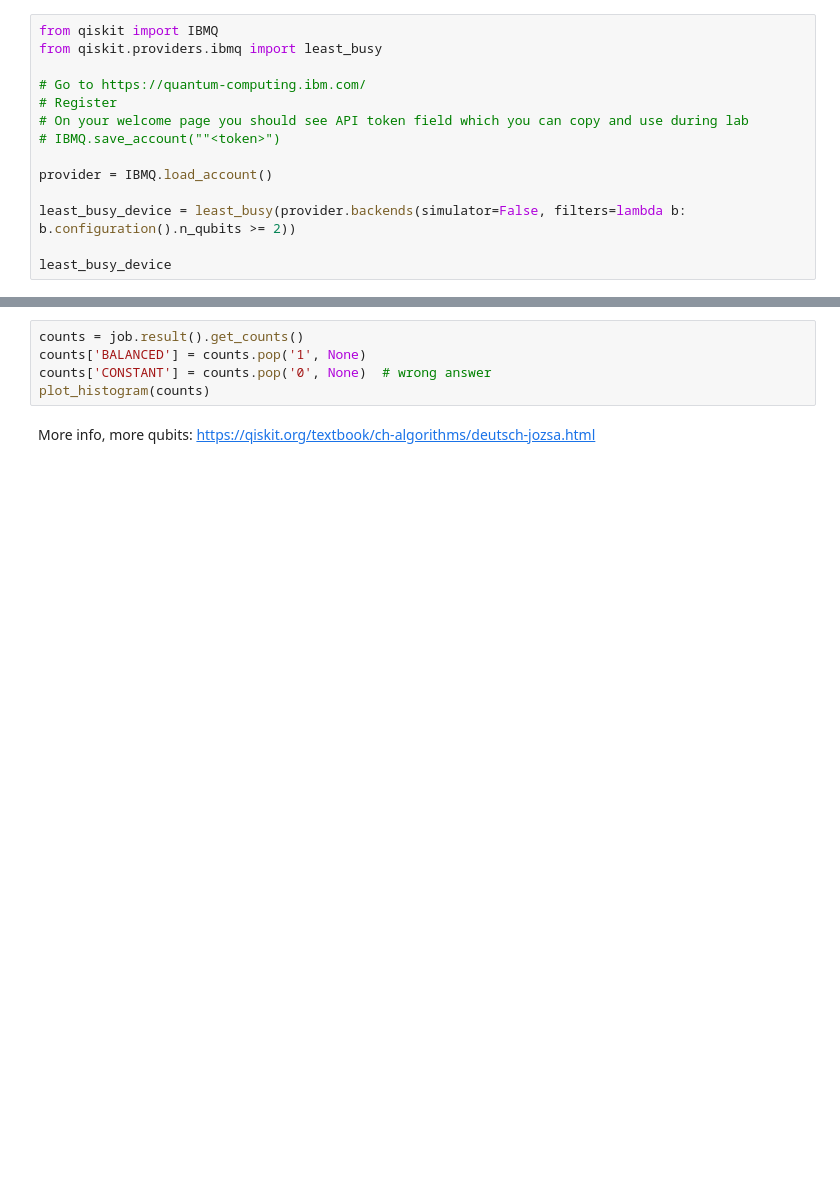
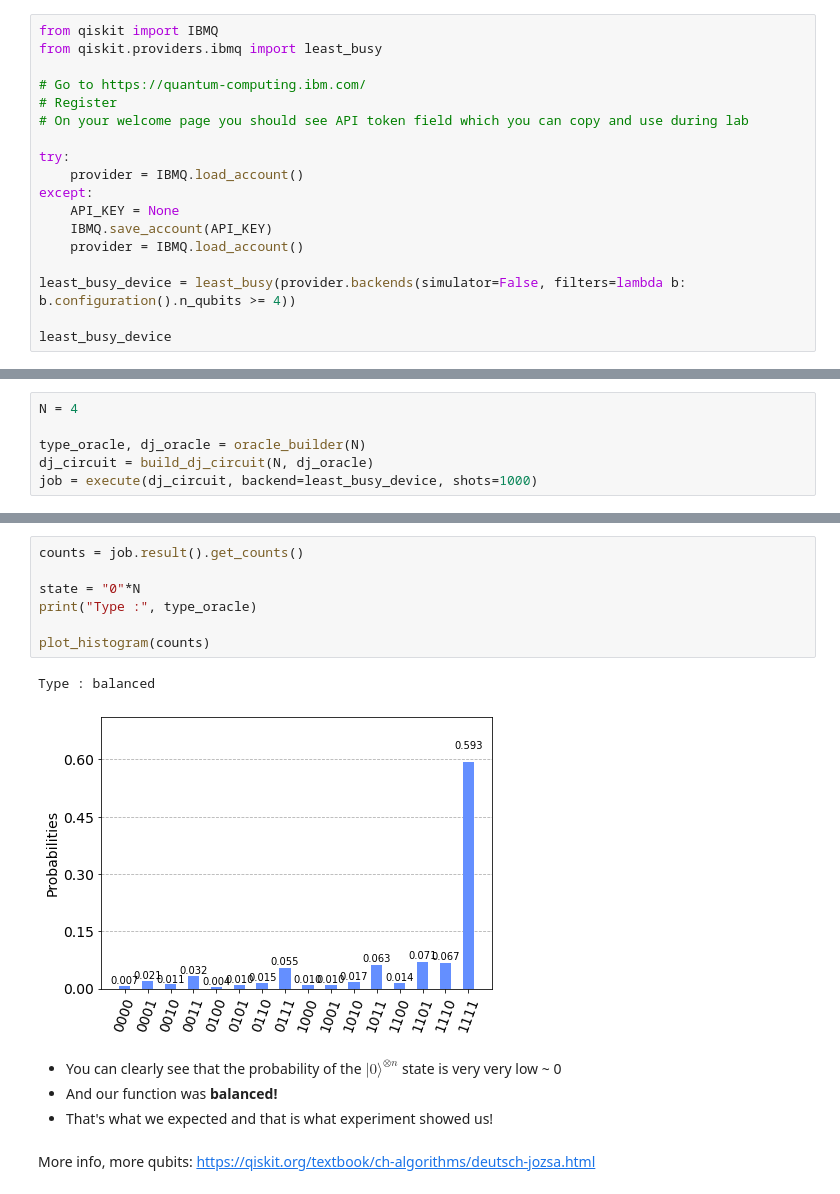
Before and after one commit to TheGupta2012/NSUT-Qiskit-Fall-Fest, a Jupyter notebook: Notebooks/3-Deutsch-Jozsa/3. Deutsch-Jozsa.ipynb, the cells around one changed output, grey strips where cells are left out. Drawn from its saved outputs; the diff is of its cells as text; blank space fills up the shorter version.

```diff
--- a/Notebooks/3-Deutsch-Jozsa/3. Deutsch-Jozsa.ipynb
+++ b/Notebooks/3-Deutsch-Jozsa/3. Deutsch-Jozsa.ipynb
@@ -57,10 +329,14 @@ from qiskit.providers.ibmq import least_busy
 # Go to https://quantum-computing.ibm.com/
 # Register
 # On your welcome page you should see API token field which you can copy and use during lab
-# IBMQ.save_account(""<token>")
 
-provider = IBMQ.load_account()
+try:
+    provider = IBMQ.load_account()
+except:
+    API_KEY = None
+    IBMQ.save_account(API_KEY)
+    provider = IBMQ.load_account()
 
-least_busy_device = least_busy(provider.backends(simulator=False, filters=lambda b: b.configuration().n_qubits >= 2))
+least_busy_device = least_busy(provider.backends(simulator=False, filters=lambda b: b.configuration().n_qubits >= 4))
 
 least_busy_device
@@ -69,0 +346,6 @@ job = execute(circuit, backend=least_busy_device, shots=1000)
+# %%
+N = 4
+
+type_oracle, dj_oracle = oracle_builder(N)
+dj_circuit = build_dj_circuit(N, dj_oracle)
+job = execute(dj_circuit, backend=least_busy_device, shots=1000)
@@ -75,7 +364,16 @@ job.status()
 # %%
 counts = job.result().get_counts()
-counts['BALANCED'] = counts.pop('1', None)
-counts['CONSTANT'] = counts.pop('0', None)  # wrong answer
+
+state = "0"*N
+print("Type :", type_oracle)
+
 plot_histogram(counts)
+# %% [output]
+Type : balanced
+[figure, added]
+# %% [markdown]
+- You can clearly see that the probability of the $|0\rangle^{\otimes n}$ state is very very low ~ 0
+- And our function was **balanced!**
+- That's what we expected and that is what experiment showed us!
 # %% [markdown]
 More info, more qubits: https://qiskit.org/textbook/ch-algorithms/deutsch-jozsa.html
```
Also changed, not shown: parts of 45 cells of this notebook, 24 other files.
